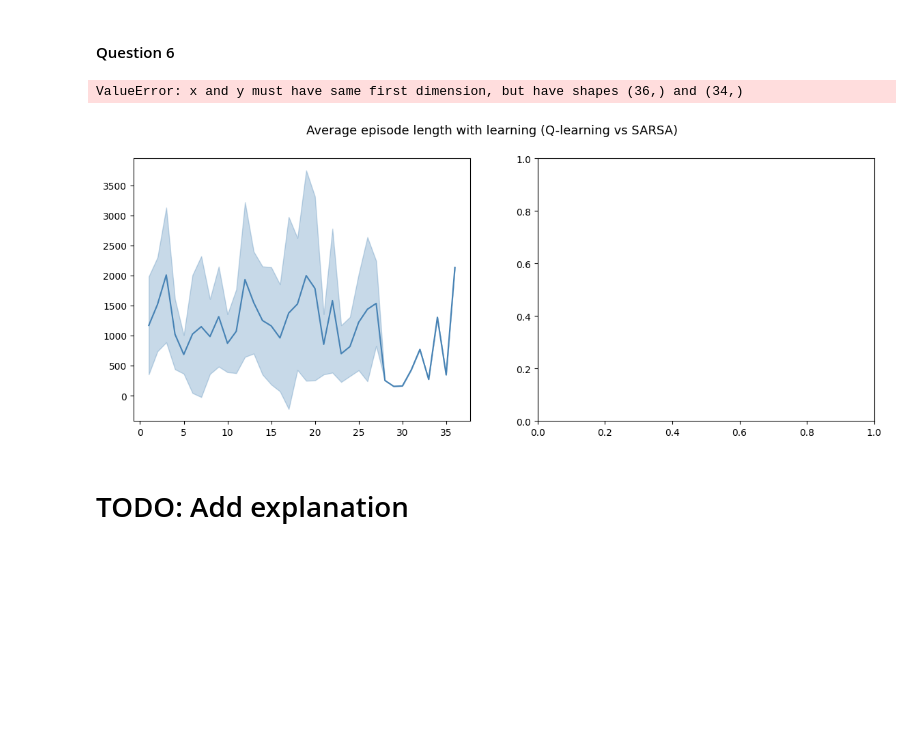
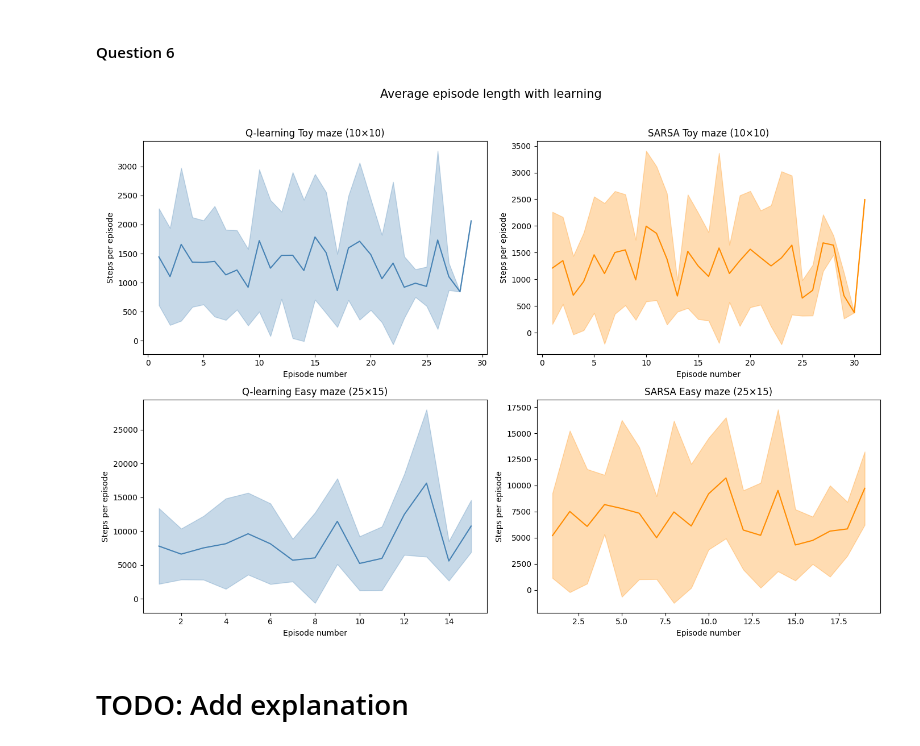
Before and after one commit to guy915/Computational-Intelligence-Models, a Jupyter notebook: RL/src/Main.ipynb, the cells around one changed output. Drawn from its saved outputs; the diff is of its cells as text; code cells hidden in the pictures; blank space fills up the shorter version.

Commit message:
Fixed code and added plots

```diff
--- a/RL/src/Main.ipynb
+++ b/RL/src/Main.ipynb
@@ -542,43 +540,35 @@ s_easy_lengths = run_with_sarsa(easy_path, 24, 14, N_STEPS_EASY)
 # %%
 q_toy_mean,  q_toy_std  = pad_and_aggregate(q_toy_lengths)
 q_easy_mean, q_easy_std = pad_and_aggregate(q_easy_lengths)
 
 s_toy_mean,  s_toy_std  = pad_and_aggregate(s_toy_lengths)
 s_easy_mean, s_easy_std = pad_and_aggregate(s_easy_lengths)
 
+# Plot the results
+fig, axes = plt.subplots(2, 2, figsize=(14, 10))
+fig.suptitle("Average episode length with learning", fontsize=15)
 
+# Data for each subplot
+maze_data = [
+    (axes[0, 0], q_toy_mean, q_toy_std, "Q-learning Toy maze (10×10)"),
+    (axes[0, 1], s_toy_mean, s_toy_std, "SARSA Toy maze (10×10)"),
+    (axes[1, 0], q_easy_mean, q_easy_std, "Q-learning Easy maze (25×15)"),
+    (axes[1, 1], s_easy_mean, s_easy_std, "SARSA Easy maze (25×15)")
+]
 
-# Plot the results
-
-fig, axes = plt.subplots(1, 2, figsize=(14, 5))
-fig.suptitle("Average episode length with learning (Q-learning vs SARSA)", fontsize=13)
-
-for ax, q_mean, q_std, s_mean, s_std, title in [
-    (axes[0], q_toy_mean,  q_toy_std,  s_toy_mean,  s_toy_std,  "Toy maze (10×10)"),
-    (axes[1], q_easy_mean, q_easy_std, s_easy_mean, s_easy_std, "Easy maze (25×15)"),
-]:
-    episodes = np.arange(1, len(q_mean) + 1)
-
-    # Q-learning
-    ax.plot(episodes, q_mean, label="Q-learning", color="steelblue")
-    ax.fill_between(episodes, q_mean - q_std, q_mean + q_std,
-                    alpha=0.3, color="steelblue")
-
-    # SARSA
-    ax.plot(episodes, s_mean, label="SARSA", color="darkorange")
-    ax.fill_between(episodes, s_mean - s_std, s_mean + s_std,
-                    alpha=0.3, color="darkorange")
-
+for ax, mean, std, title in maze_data:
+    episodes = np.arange(1, len(mean) + 1)
+    ax.plot(episodes, mean, color="steelblue" if "Q-learning" in title else "darkorange")
+    ax.fill_between(episodes, mean - std, mean + std,
+                    alpha=0.3, color="steelblue" if "Q-learning" in title else "darkorange")
     ax.set_title(title)
     ax.set_xlabel("Episode number")
     ax.set_ylabel("Steps per episode")
-    ax.legend()
 
-plt.tight_layout()
+plt.tight_layout(rect=[0, 0, 1, 0.96])  # leave space for suptitle
 plt.show()
 # %% [output]
-ValueError: x and y must have same first dimension, but have shapes (36,) and (34,)
-[figure, old version]
+[figure, new version]
 # %% [markdown]
 # TODO: Add explanation
 # %% [markdown]
```
Also changed, not shown: parts of 3 cells of this notebook.
